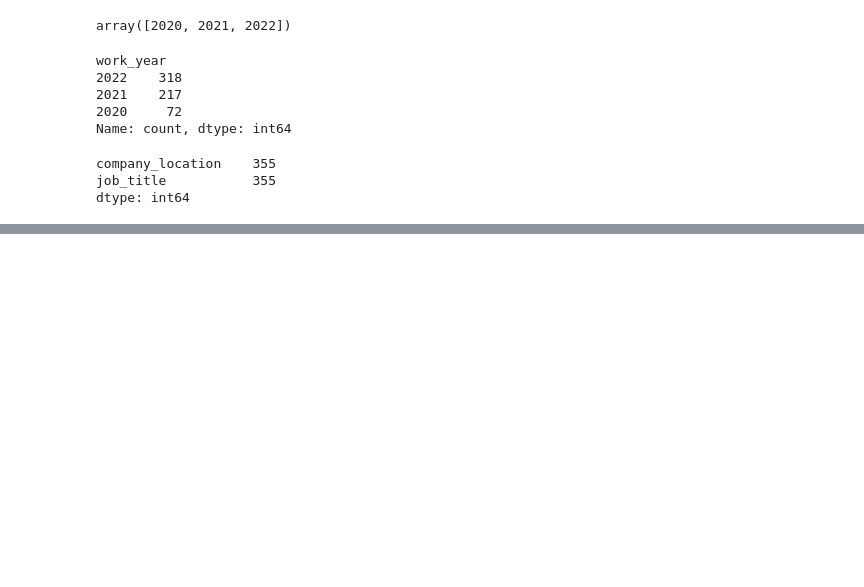
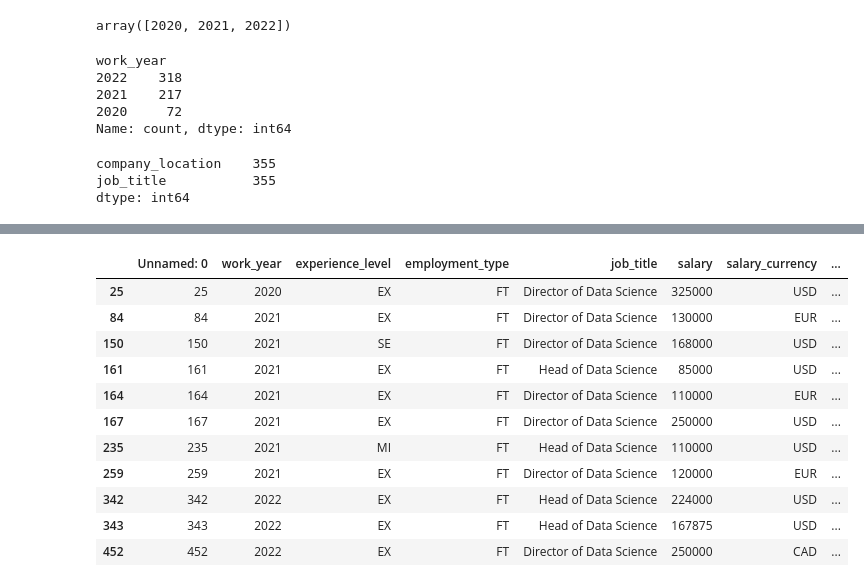
Before and after one commit to Durga130604/python_libraries_for_da-ds, a Jupyter notebook: pandas/missing_values.ipynb, the cells around one changed output, grey strips where cells are left out. Saved outputs shown, nothing was run; the diff lists cells and outputs as text; code cells hidden in the pictures; blank space fills up the shorter version.

```diff
--- a/pandas/missing_values.ipynb
+++ b/pandas/missing_values.ipynb
@@ -661,0 +729,16 @@ Name: count, dtype: int64
+# %%
+# name that ends with
+df[df['job_title'].apply(lambda x:x[-1]=='e')]
+# %% [output]
+|  | Unnamed: 0 | work_year | experience_level | employment_type | job_title | salary | salary_currency | ... |
+| 25 | 25 | 2020 | EX | FT | Director of Data Science | 325000 | USD | ... |
+| 84 | 84 | 2021 | EX | FT | Director of Data Science | 130000 | EUR | ... |
+| 150 | 150 | 2021 | SE | FT | Director of Data Science | 168000 | USD | ... |
+| 161 | 161 | 2021 | EX | FT | Head of Data Science | 85000 | USD | ... |
+| 164 | 164 | 2021 | EX | FT | Director of Data Science | 110000 | EUR | ... |
+| 167 | 167 | 2021 | EX | FT | Director of Data Science | 250000 | USD | ... |
+| 235 | 235 | 2021 | MI | FT | Head of Data Science | 110000 | USD | ... |
+| 259 | 259 | 2021 | EX | FT | Director of Data Science | 120000 | EUR | ... |
+| 342 | 342 | 2022 | EX | FT | Head of Data Science | 224000 | USD | ... |
+| 343 | 343 | 2022 | EX | FT | Head of Data Science | 167875 | USD | ... |
+| 452 | 452 | 2022 | EX | FT | Director of Data Science | 250000 | CAD | ... |
```
Also changed, not shown: parts of 13 cells of this notebook.
